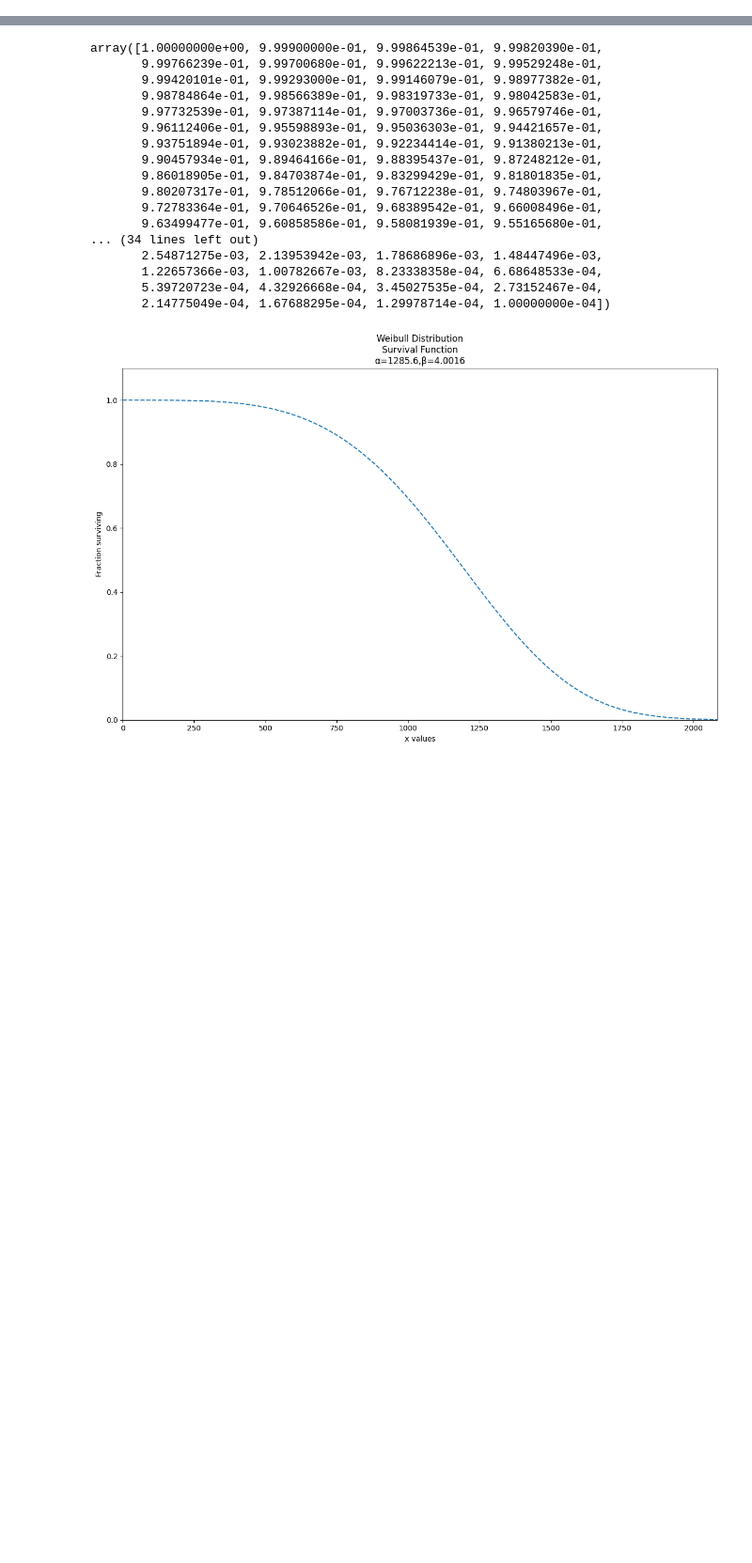
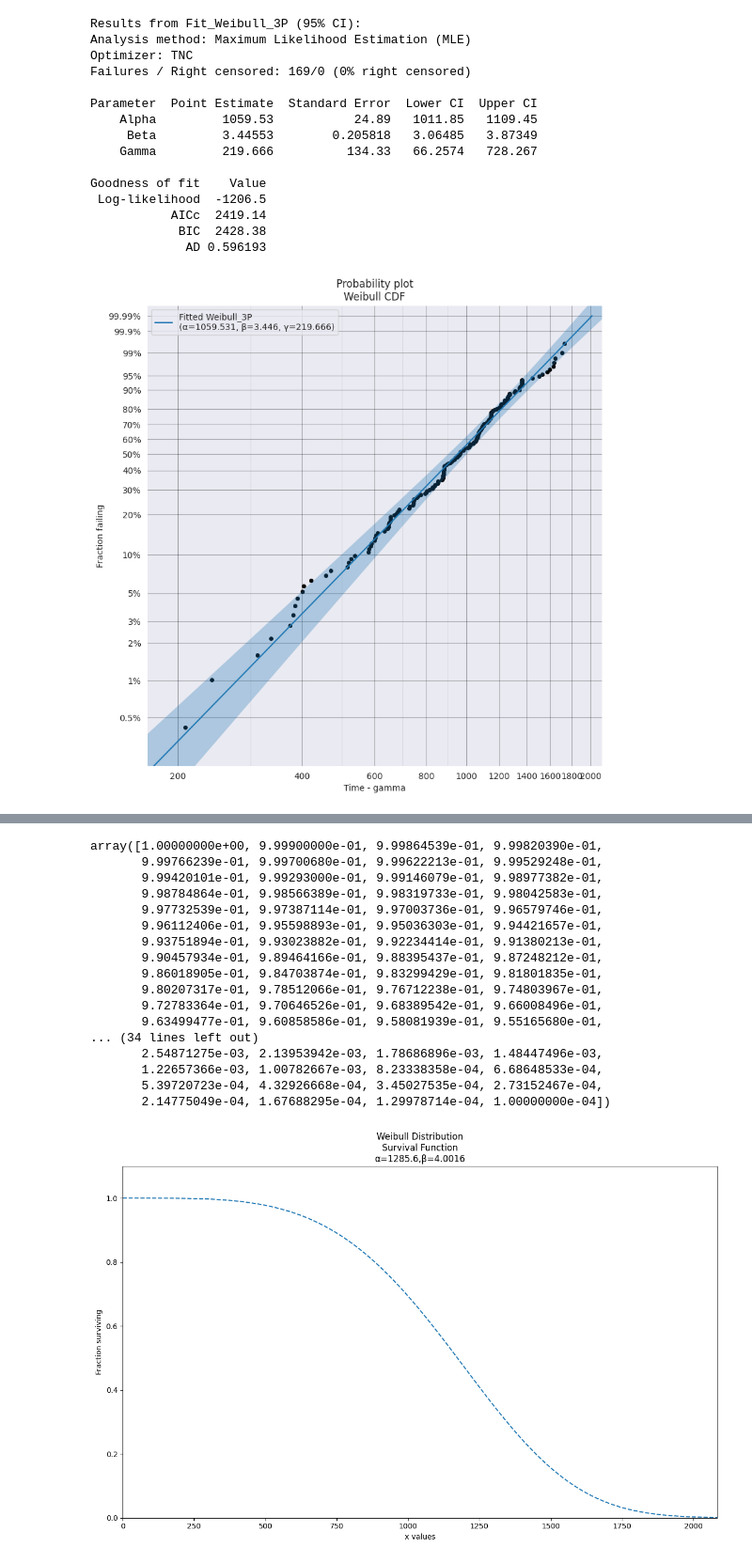
Before and after one commit to Nick-star/Veibull, a Jupyter notebook: math_test.ipynb, the cells around one changed output, grey strips where cells are left out. Shown at 94% size. Saved outputs shown, nothing was run; the diff lists cells and outputs as text; code cells hidden in the pictures; blank space fills up the shorter version.

```diff
--- a/math_test.ipynb
+++ b/math_test.ipynb
@@ -53,0 +114,23 @@ df.dropna(inplace=True)
+# %%
+from reliability.Fitters import Fit_Weibull_CR
+
+fail = dup[dup.cens_days.isnull()]
+cens = dup[dup.cens_days.notnull()]
+everything = Fit_Weibull_3P(failures=np.array(fail.st_days), right_censored=np.array(cens.cens_days))
+# %% [output]
+Results from Fit_Weibull_3P (95% CI):
+Analysis method: Maximum Likelihood Estimation (MLE)
+Optimizer: TNC
+Failures / Right censored: 169/0 (0% right censored)
+
+Parameter  Point Estimate  Standard Error  Lower CI  Upper CI
+    Alpha         1059.53           24.89   1011.85   1109.45
+     Beta         3.44553        0.205818   3.06485   3.87349
+    Gamma         219.666          134.33   66.2574   728.267
+
+Goodness of fit    Value
+ Log-likelihood  -1206.5
+           AICc  2419.14
+            BIC  2428.38
+             AD 0.596193
+[figure, added]
```
Also changed, not shown: parts of 32 cells of this notebook.
